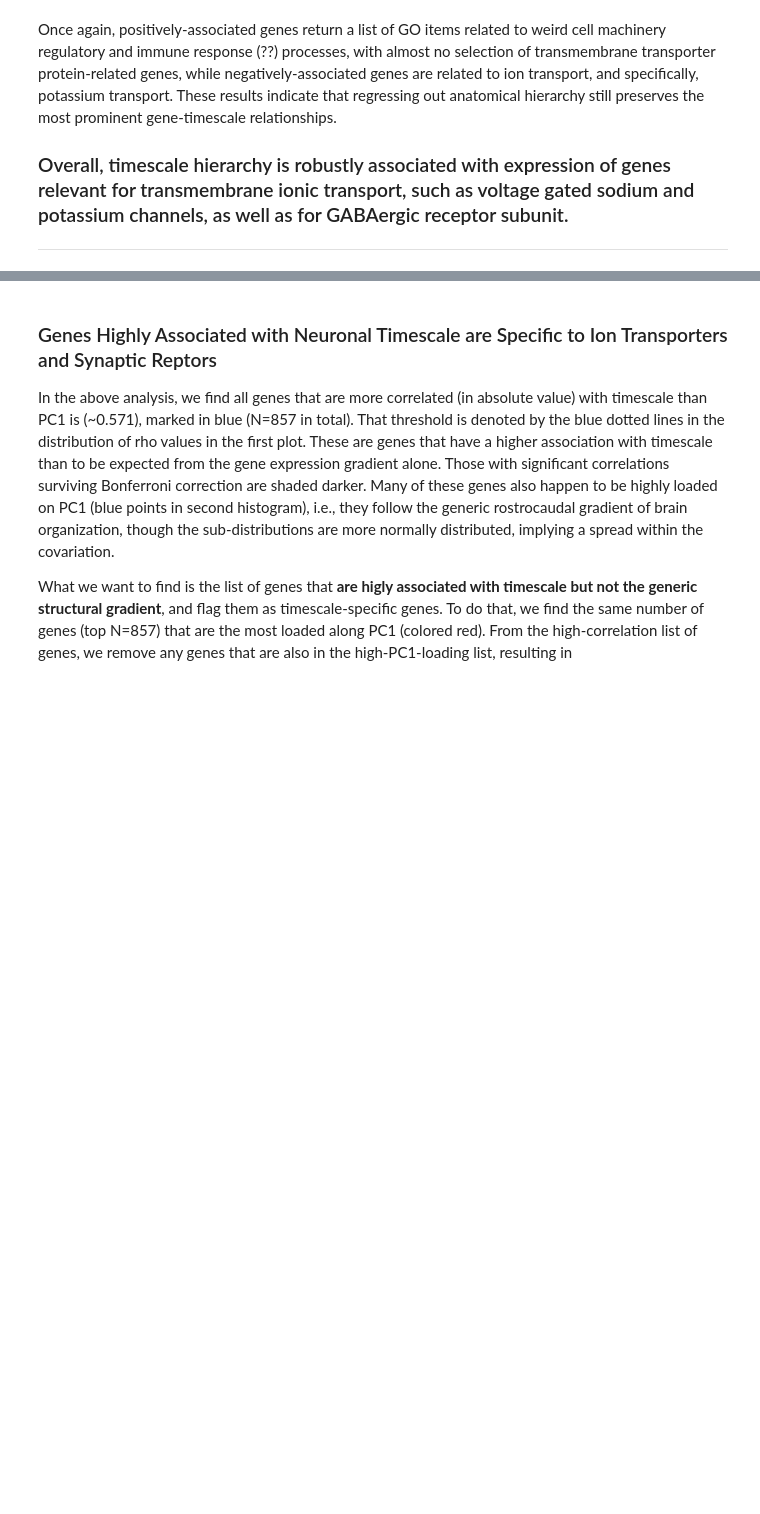
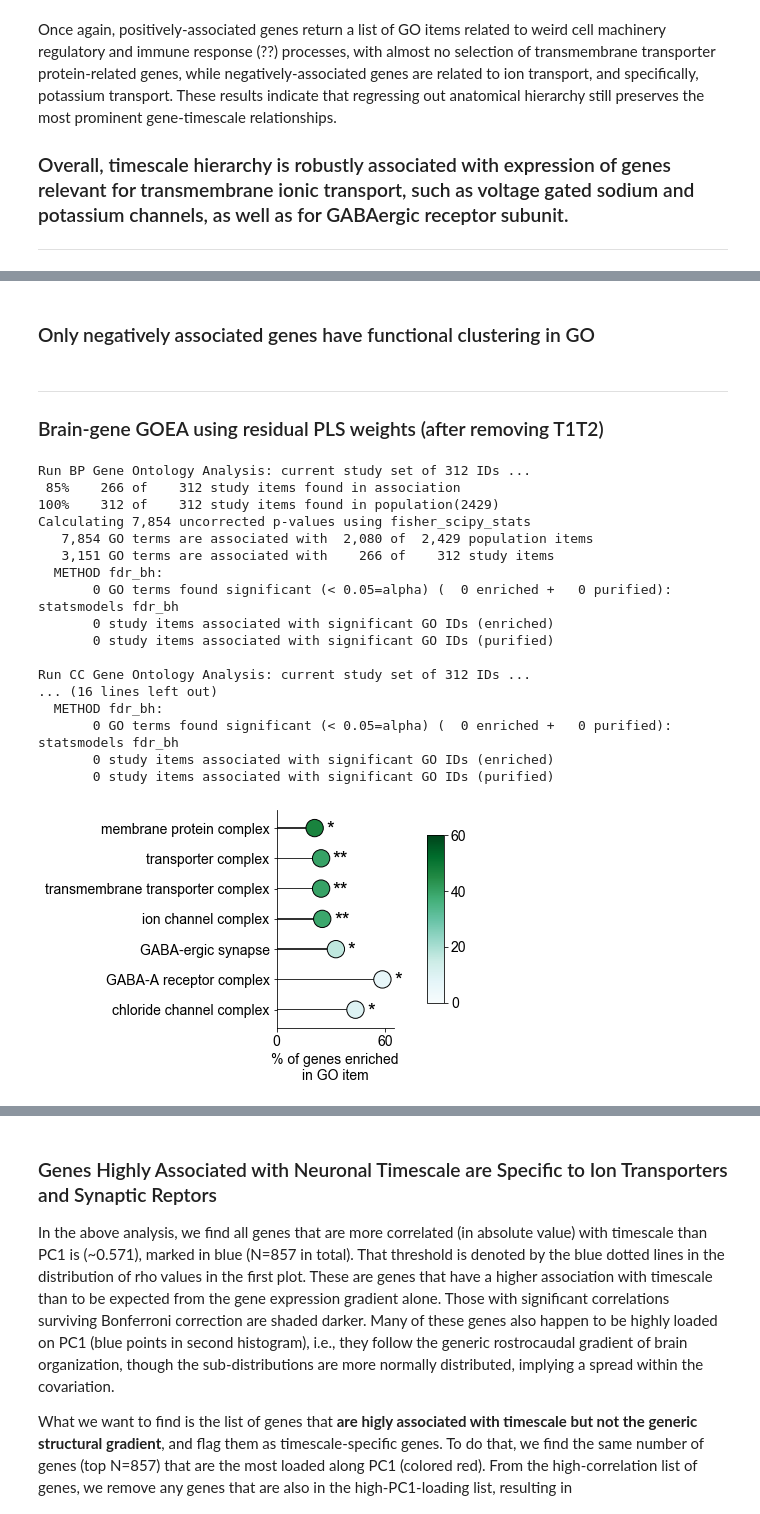
Before and after one commit to rdgao/field-echos, a Jupyter notebook: notebooks/3_viz_human_structural.ipynb, the cells around one changed output, grey strips where cells are left out. Drawn from its saved outputs; the diff is of its cells as text; code cells hidden in the pictures; blank space fills up the shorter version.

Commit message:
added brain-specific goea analysis

```diff
--- a/notebooks/3_viz_human_structural.ipynb
+++ b/notebooks/3_viz_human_structural.ipynb
@@ -1137,0 +1141,16 @@ Once again, positively-associated genes return a list of GO items related to wei
+# %%
+# brain genes based on 4x above median criteria, precomputed
+df_brain_genes = pd.read_csv('../data/df_brain_genes.csv', header=0, index_col=0)
+# %%
+# filter through to consolidate gene symbols and throw out genes not in the AHBA data
+brain_gene_ids = []
+for g_id, g in df_brain_genes.iterrows():
+    try:
+        brain_gene_ids.append([g['GeneID'], id2symbol_dict[g['GeneID']]])
+    except:
+        continue
+
+brain_gene_ids = np.array(brain_gene_ids)
+
+# reinitialize GOEA object with new reference list of brain genes
+goea_obj_brain, symbol2id_dict_brain = echo_utils.prep_goea(ref_list=brain_gene_ids[:,0].astype(int))
@@ -1137,0 +1185,9 @@ Once again, positively-associated genes return a list of GO items related to wei
+# %%
+df_res = echo_utils.run_goea(df_pls.loc[brain_gene_ids[:,1]], symbol2id_dict_brain, goea_obj_brain, posneg='all')
+print(df_res[1])
+print('-----')
+df_res = echo_utils.run_goea(df_pls.loc[brain_gene_ids[:,1]], symbol2id_dict_brain, goea_obj_brain, posneg='pos')
+print(df_res[1])
+print('-----')
+df_res = echo_utils.run_goea(df_pls.loc[brain_gene_ids[:,1]], symbol2id_dict_brain, goea_obj_brain, posneg='neg')
+df_res[1].sort_values(['branch', 'depth', 'ID'])
@@ -1137,0 +1229,32 @@ Once again, positively-associated genes return a list of GO items related to wei
+# %% [markdown]
+### Only negatively associated genes have functional clustering in GO
+# %% [markdown]
+---
+### Brain-gene GOEA using residual PLS weights (after removing T1T2)
+# %%
+_, df_goea_brain_sig_rmvt1t2, goea_brain_results_sig_rmvt1t2, _ = echo_utils.run_goea(df_pls_rmvt1t2.loc[brain_gene_ids[:,1]], symbol2id_dict_brain, goea_obj_brain, posneg='all')
+
+plt.figure(figsize=(3,4))
+echo_utils.plot_go_items(df_goea_brain_sig_rmvt1t2.sort_values(['branch', 'depth', 'ID']))
+plt.clim([0, 60])
+plt.xticks([0, 0.6], ['0', '60']);
+plt.savefig(fig_path%'GOEA_res_braingenes_rmvt1t2', bbox_inches='tight')
+# %% [output]
+Run BP Gene Ontology Analysis: current study set of 312 IDs ...
+ 85%    266 of    312 study items found in association
+100%    312 of    312 study items found in population(2429)
+Calculating 7,854 uncorrected p-values using fisher_scipy_stats
+   7,854 GO terms are associated with  2,080 of  2,429 population items
+   3,151 GO terms are associated with    266 of    312 study items
+  METHOD fdr_bh:
+       0 GO terms found significant (< 0.05=alpha) (  0 enriched +   0 purified): statsmodels fdr_bh
+       0 study items associated with significant GO IDs (enriched)
+       0 study items associated with significant GO IDs (purified)
+
+Run CC Gene Ontology Analysis: current study set of 312 IDs ...
+... (16 lines left out)
+  METHOD fdr_bh:
+       0 GO terms found significant (< 0.05=alpha) (  0 enriched +   0 purified): statsmodels fdr_bh
+       0 study items associated with significant GO IDs (enriched)
+       0 study items associated with significant GO IDs (purified)
+[figure, added]
```
Also changed, not shown: parts of 14 cells of this notebook, 40 other files.
